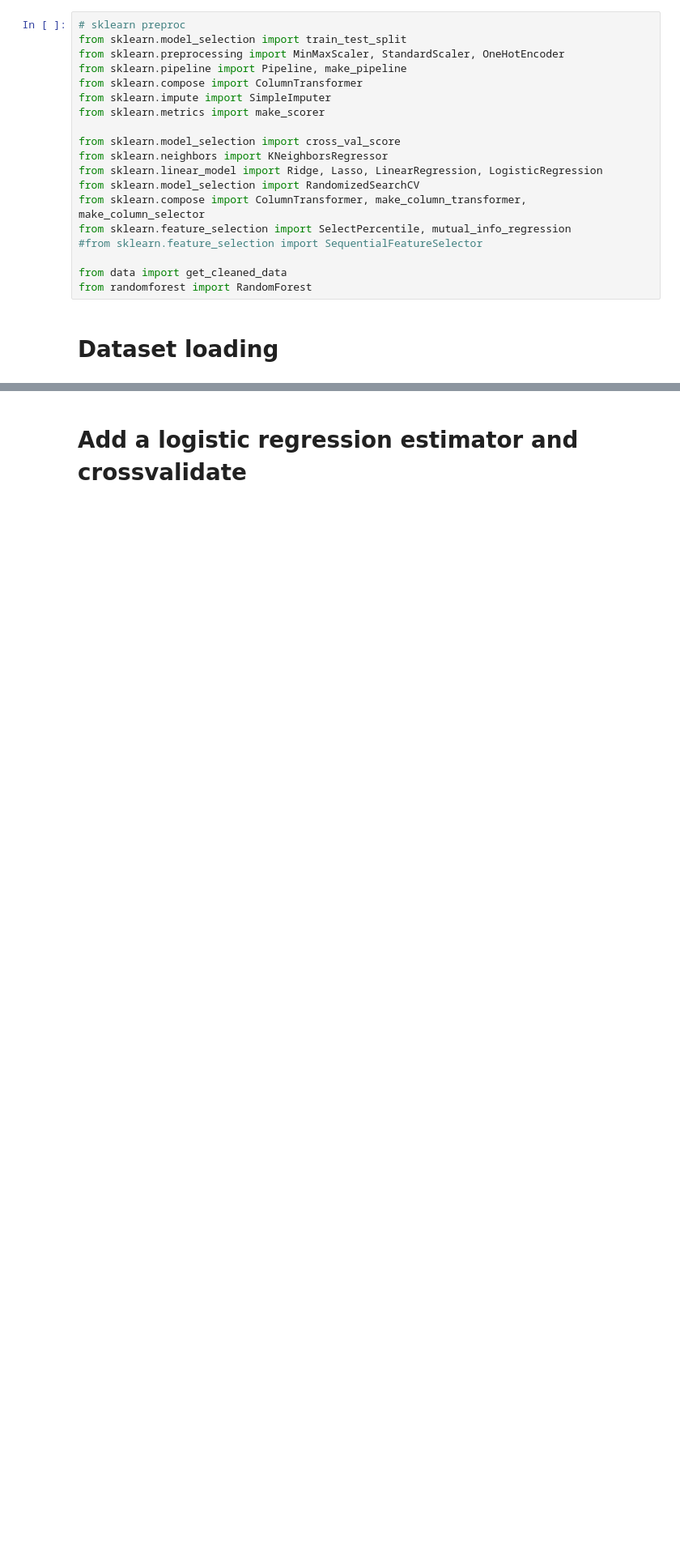
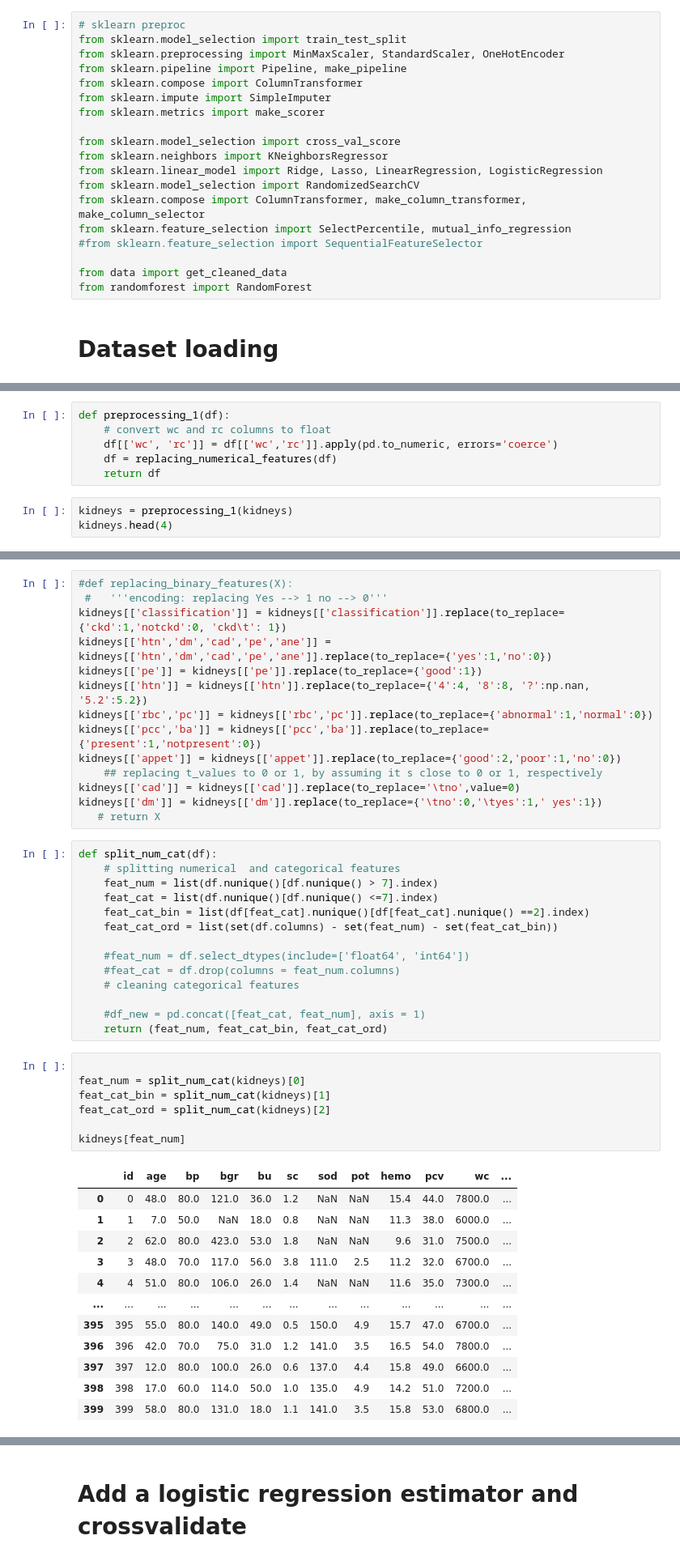
Before and after one commit to viiktoria/kidney_kids, a Jupyter notebook: kidney_kids/Model_evaluation.ipynb, the cells around one changed output, grey strips where cells are left out. Shown: that part at 81% size. Cells and saved outputs as stored; diff of their text form; blank space fills up the shorter version.

Commit message:
undergoing work on data preprocessing and feature selection

```diff
--- a/kidney_kids/Model_evaluation.ipynb
+++ b/kidney_kids/Model_evaluation.ipynb
@@ -254,0 +64,9 @@ ColumnTransformer(n_jobs=None, remainder='passthrough', sparse_threshold=0.3,
+# %%
+def preprocessing_1(df):
+    # convert wc and rc columns to float
+    df[['wc', 'rc']] = df[['wc','rc']].apply(pd.to_numeric, errors='coerce')
+    df = replacing_numerical_features(df)
+    return df
+# %%
+kidneys = preprocessing_1(kidneys)
+kidneys.head(4)
@@ -254,0 +80,48 @@ ColumnTransformer(n_jobs=None, remainder='passthrough', sparse_threshold=0.3,
+# %%
+#def replacing_binary_features(X):
+ #   '''encoding: replacing Yes --> 1 no --> 0'''
+kidneys[['classification']] = kidneys[['classification']].replace(to_replace={'ckd':1,'notckd':0, 'ckd\t': 1})
+kidneys[['htn','dm','cad','pe','ane']] = kidneys[['htn','dm','cad','pe','ane']].replace(to_replace={'yes':1,'no':0})
+kidneys[['pe']] = kidneys[['pe']].replace(to_replace={'good':1})
+kidneys[['htn']] = kidneys[['htn']].replace(to_replace={'4':4, '8':8, '?':np.nan, '5.2':5.2})
+kidneys[['rbc','pc']] = kidneys[['rbc','pc']].replace(to_replace={'abnormal':1,'normal':0})
+kidneys[['pcc','ba']] = kidneys[['pcc','ba']].replace(to_replace={'present':1,'notpresent':0})
+kidneys[['appet']] = kidneys[['appet']].replace(to_replace={'good':2,'poor':1,'no':0})
+    ## replacing t_values to 0 or 1, by assuming it s close to 0 or 1, respectively
+kidneys[['cad']] = kidneys[['cad']].replace(to_replace='\tno',value=0)
+kidneys[['dm']] = kidneys[['dm']].replace(to_replace={'\tno':0,'\tyes':1,' yes':1})
+   # return X
+# %%
+def split_num_cat(df):
+    # splitting numerical  and categorical features
+    feat_num = list(df.nunique()[df.nunique() > 7].index)
+    feat_cat = list(df.nunique()[df.nunique() <=7].index)
+    feat_cat_bin = list(df[feat_cat].nunique()[df[feat_cat].nunique() ==2].index)
+    feat_cat_ord = list(set(df.columns) - set(feat_num) - set(feat_cat_bin))
+
+    #feat_num = df.select_dtypes(include=['float64', 'int64'])
+    #feat_cat = df.drop(columns = feat_num.columns)
+    # cleaning categorical features
+
+    #df_new = pd.concat([feat_cat, feat_num], axis = 1)
+    return (feat_num, feat_cat_bin, feat_cat_ord)
+# %%
+
+feat_num = split_num_cat(kidneys)[0]
+feat_cat_bin = split_num_cat(kidneys)[1]
+feat_cat_ord = split_num_cat(kidneys)[2]
+
+kidneys[feat_num]
+# %% [output]
+|  | id | age | bp | bgr | bu | sc | sod | pot | hemo | pcv | wc | ... |
+| 0 | 0 | 48.0 | 80.0 | 121.0 | 36.0 | 1.2 | NaN | NaN | 15.4 | 44.0 | 7800.0 | ... |
+| 1 | 1 | 7.0 | 50.0 | NaN | 18.0 | 0.8 | NaN | NaN | 11.3 | 38.0 | 6000.0 | ... |
+| 2 | 2 | 62.0 | 80.0 | 423.0 | 53.0 | 1.8 | NaN | NaN | 9.6 | 31.0 | 7500.0 | ... |
+| 3 | 3 | 48.0 | 70.0 | 117.0 | 56.0 | 3.8 | 111.0 | 2.5 | 11.2 | 32.0 | 6700.0 | ... |
+| 4 | 4 | 51.0 | 80.0 | 106.0 | 26.0 | 1.4 | NaN | NaN | 11.6 | 35.0 | 7300.0 | ... |
+| ... | ... | ... | ... | ... | ... | ... | ... | ... | ... | ... | ... | ... |
+| 395 | 395 | 55.0 | 80.0 | 140.0 | 49.0 | 0.5 | 150.0 | 4.9 | 15.7 | 47.0 | 6700.0 | ... |
+| 396 | 396 | 42.0 | 70.0 | 75.0 | 31.0 | 1.2 | 141.0 | 3.5 | 16.5 | 54.0 | 7800.0 | ... |
+| 397 | 397 | 12.0 | 80.0 | 100.0 | 26.0 | 0.6 | 137.0 | 4.4 | 15.8 | 49.0 | 6600.0 | ... |
+| 398 | 398 | 17.0 | 60.0 | 114.0 | 50.0 | 1.0 | 135.0 | 4.9 | 14.2 | 51.0 | 7200.0 | ... |
+| 399 | 399 | 58.0 | 80.0 | 131.0 | 18.0 | 1.1 | 141.0 | 3.5 | 15.8 | 53.0 | 6800.0 | ... |
```
Also changed, not shown: parts of 53 cells of this notebook.
